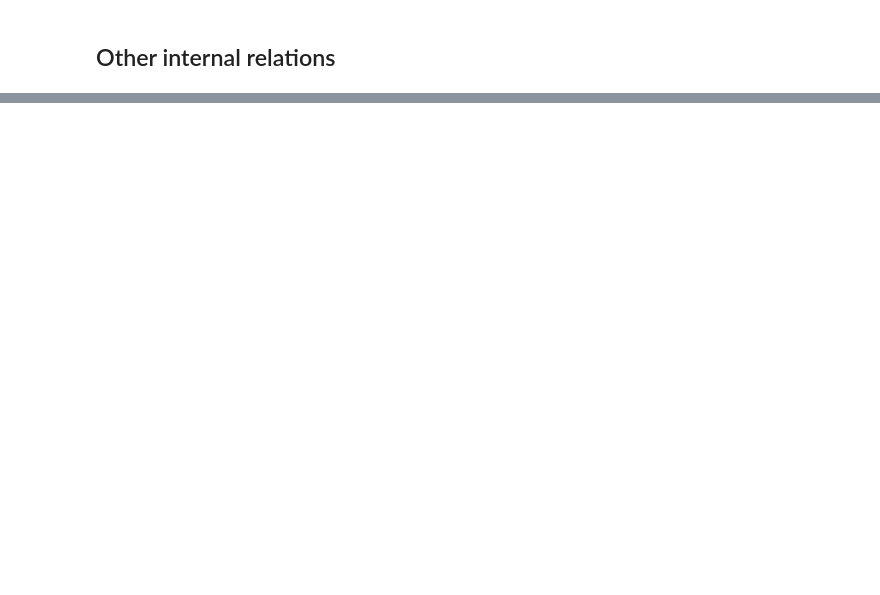
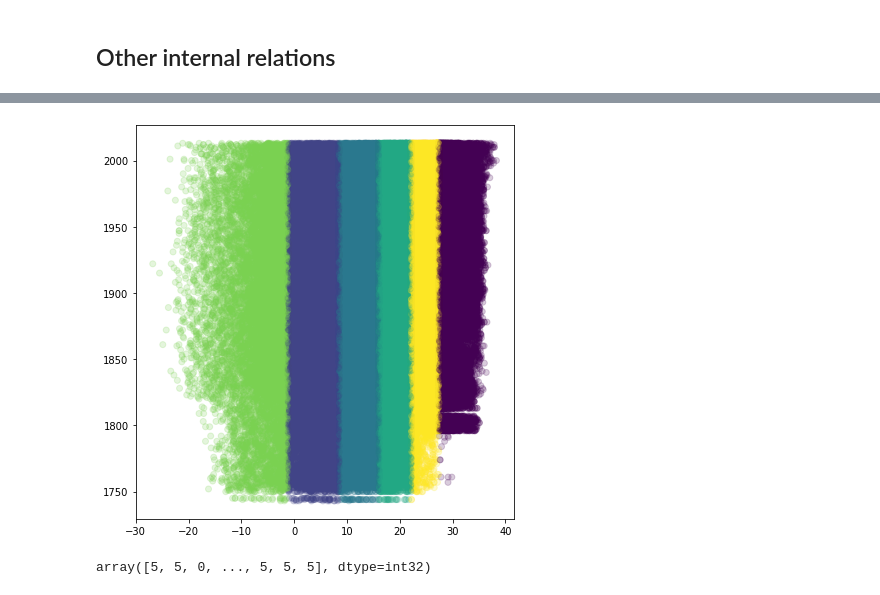
Before and after one commit to afflint/philods, a Jupyter notebook: data-exploration.ipynb, the cells around one changed output, grey strips where cells are left out. Cells and saved outputs as stored; diff of their text form; code cells hidden in the pictures; blank space fills up the shorter version.

```diff
--- a/data-exploration.ipynb
+++ b/data-exploration.ipynb
@@ -92,0 +123,8 @@ plt.show()
+# %%
+X = D[['AverageTemperature', 'year']].dropna()
+fig, ax = plt.subplots(figsize=(6, 6), nrows=1)
+ax.scatter(X.AverageTemperature, X.year, alpha=0.2, c=y_pred)
+plt.tight_layout()
+plt.show()
+# %% [output]
+[figure, added]
@@ -92,0 +134,4 @@ plt.show()
+# %%
+y_pred
+# %% [output]
+array([5, 5, 0, ..., 5, 5, 5], dtype=int32)
```
Also changed, not shown: parts of 13 cells of this notebook, 1 other file.
